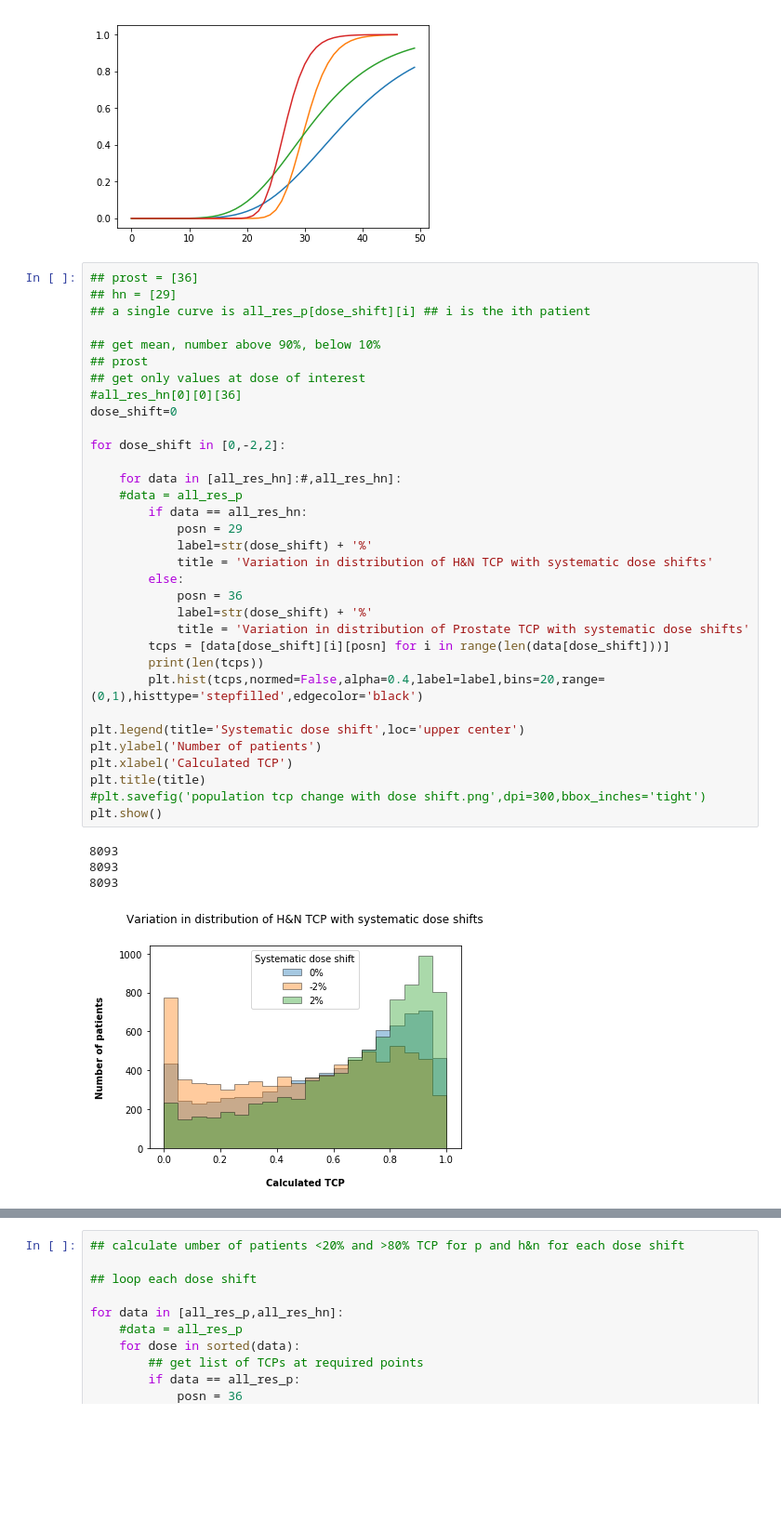
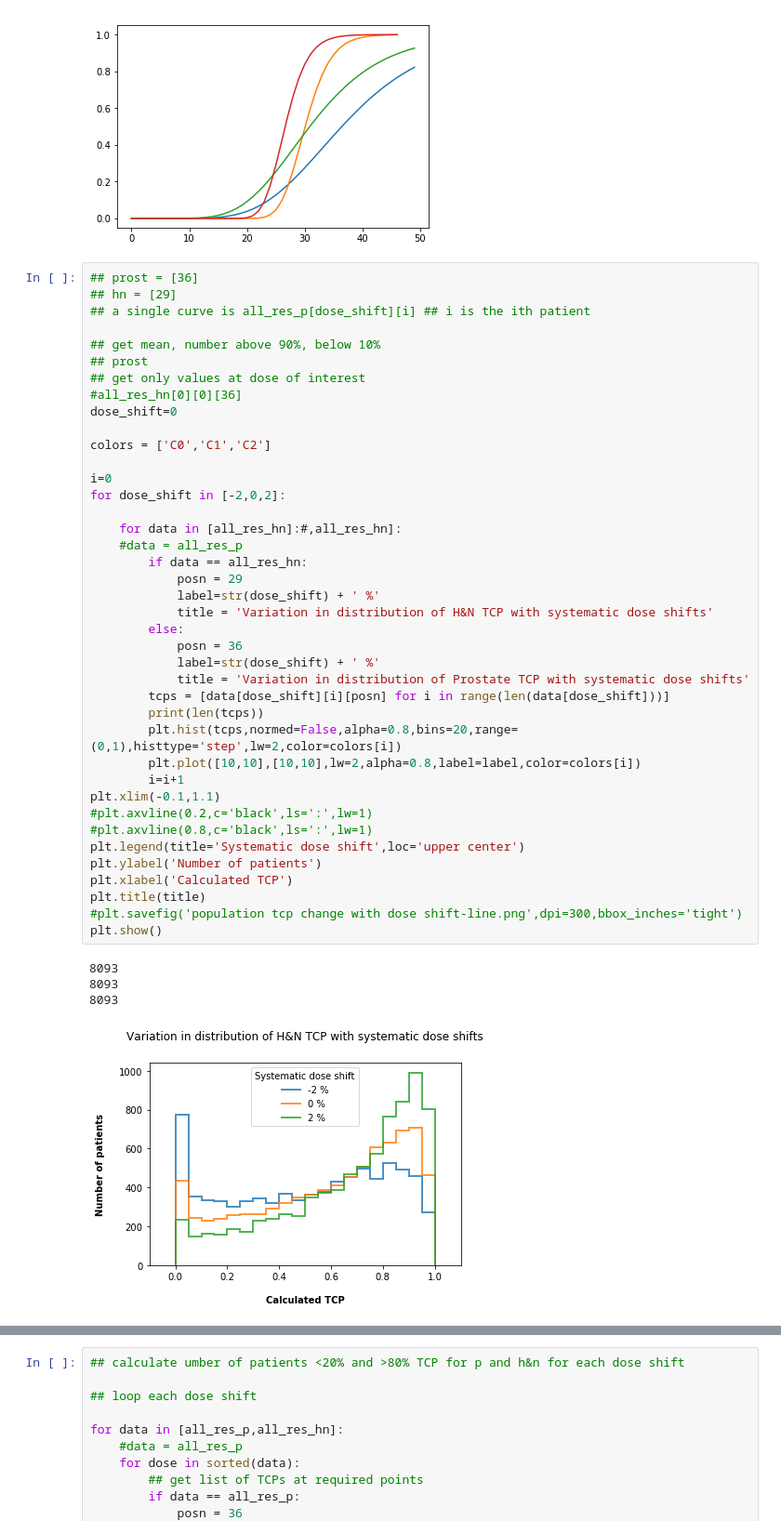
Before and after one commit to mbolt01/Thesis_analysis, a Jupyter notebook: Thesis_model_dose_simulations.ipynb, the cells around one changed output, grey strips where cells are left out. Shown at 93% size. Saved outputs shown, nothing was run; the diff lists cells and outputs as text; blank space fills up the shorter version.

```diff
--- a/Thesis_model_dose_simulations.ipynb
+++ b/Thesis_model_dose_simulations.ipynb
@@ -178,37 +178,44 @@ for i in [-5,5]:
 ## prost = [36]
 ## hn = [29]
 ## a single curve is all_res_p[dose_shift][i] ## i is the ith patient
 
 ## get mean, number above 90%, below 10%
 ## prost
 ## get only values at dose of interest
 #all_res_hn[0][0][36]
 dose_shift=0
 
-for dose_shift in [0,-2,2]:
+colors = ['C0','C1','C2']
+
+i=0
+for dose_shift in [-2,0,2]:
 
     for data in [all_res_hn]:#,all_res_hn]:
     #data = all_res_p
         if data == all_res_hn:
             posn = 29
-            label=str(dose_shift) + '%'
+            label=str(dose_shift) + ' %'
             title = 'Variation in distribution of H&N TCP with systematic dose shifts'
         else:
             posn = 36
-            label=str(dose_shift) + '%'
+            label=str(dose_shift) + ' %'
             title = 'Variation in distribution of Prostate TCP with systematic dose shifts'
         tcps = [data[dose_shift][i][posn] for i in range(len(data[dose_shift]))]
         print(len(tcps))
-        plt.hist(tcps,normed=False,alpha=0.4,label=label,bins=20,range=(0,1),histtype='stepfilled',edgecolor='black')
-
+        plt.hist(tcps,normed=False,alpha=0.8,bins=20,range=(0,1),histtype='step',lw=2,color=colors[i])
+        plt.plot([10,10],[10,10],lw=2,alpha=0.8,label=label,color=colors[i])
+        i=i+1
+plt.xlim(-0.1,1.1)
+#plt.axvline(0.2,c='black',ls=':',lw=1)
+#plt.axvline(0.8,c='black',ls=':',lw=1)
 plt.legend(title='Systematic dose shift',loc='upper center')
 plt.ylabel('Number of patients')
 plt.xlabel('Calculated TCP')
 plt.title(title)
-#plt.savefig('population tcp change with dose shift.png',dpi=300,bbox_inches='tight')
+#plt.savefig('population tcp change with dose shift-line.png',dpi=300,bbox_inches='tight')
 plt.show()
 # %% [output]
 8093
 8093
 8093
-[figure, old version]
+[figure, new version]
```
Also changed, not shown: parts of 2 cells of this notebook.
